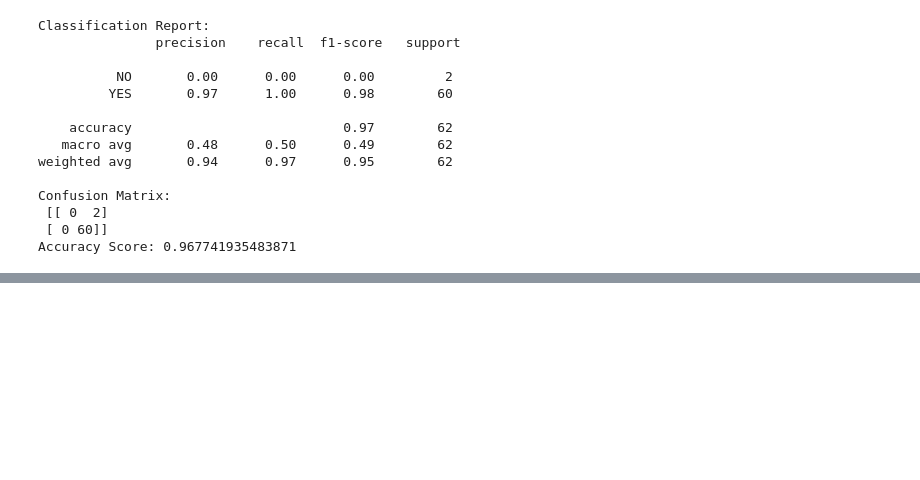
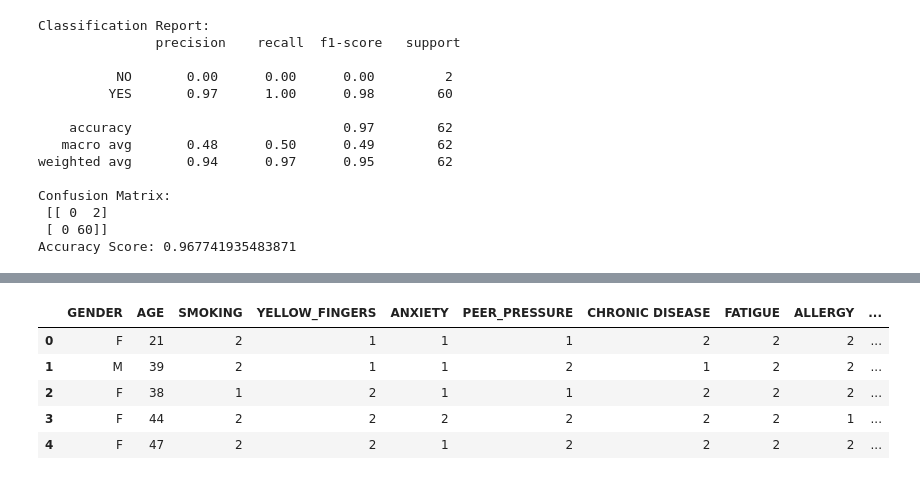
Before and after one commit to Spikes666/Data-Dive-1, a Jupyter notebook: main-James.ipynb, the cells around one changed output, grey strips where cells are left out. Saved outputs shown, nothing was run; the diff lists cells and outputs as text; code cells hidden in the pictures; blank space fills up the shorter version.

```diff
--- a/main-James.ipynb
+++ b/main-James.ipynb
@@ -354,0 +377,18 @@ Accuracy Score: 0.967741935483871
+# %%
+# Sort the DataFrame by the AGE_BINS column
+age_order = ['20-29', '30-39', '40-49', '50-59', '60-69', '70-79', '80-89']
+df['AGE_BINS'] = pd.Categorical(df['AGE_BINS'], categories=age_order, ordered=True)
+df = df.sort_values('AGE_BINS')
+
+# Reindex the DataFrame
+df = df.reset_index(drop=True)
+
+# Print the reindexed DataFrame
+df.head()
+# %% [output]
+|  | GENDER | AGE | SMOKING | YELLOW_FINGERS | ANXIETY | PEER_PRESSURE | CHRONIC DISEASE | FATIGUE | ALLERGY | ... |
+| 0 | F | 21 | 2 | 1 | 1 | 1 | 2 | 2 | 2 | ... |
+| 1 | M | 39 | 2 | 1 | 1 | 2 | 1 | 2 | 2 | ... |
+| 2 | F | 38 | 1 | 2 | 1 | 1 | 2 | 2 | 2 | ... |
+| 3 | F | 44 | 2 | 2 | 2 | 2 | 2 | 2 | 1 | ... |
+| 4 | F | 47 | 2 | 2 | 1 | 2 | 2 | 2 | 2 | ... |
```
Also changed, not shown: parts of 7 cells of this notebook.
